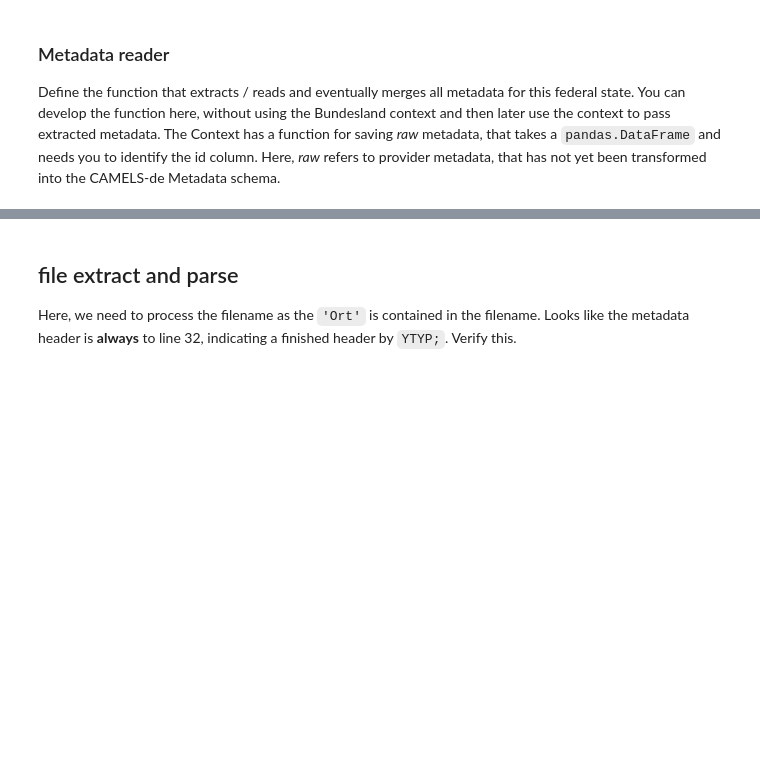
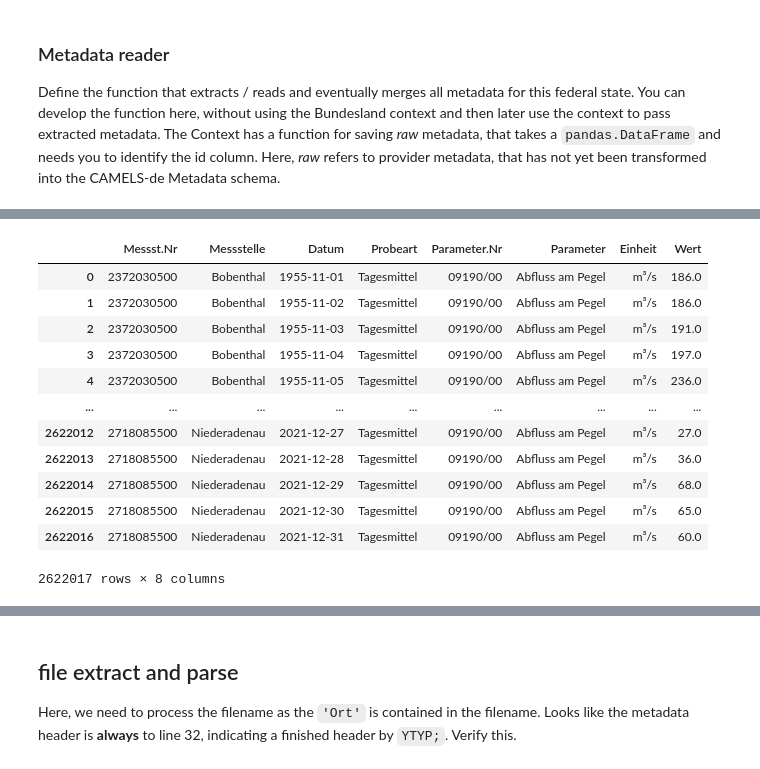
Before and after one commit to CAMELS-DE/camelsp, a Jupyter notebook: scripts/preprocess_deb.ipynb, the cells around one changed output, grey strips where cells are left out. Drawn from its saved outputs; the diff is of its cells as text; code cells hidden in the pictures; blank space fills up the shorter version.

```diff
--- a/scripts/preprocess_deb.ipynb
+++ b/scripts/preprocess_deb.ipynb
@@ -66,3 +103,24 @@ metadata
 # %%
 # the id column will be Nummer
 id_column = 'Nummer'
+# %%
+# get q data
+q_data = pd.read_csv(os.path.join(BASE, 'q/abluss_all.txt'), encoding='latin1', sep=' ')
+
+# Probeart contains ['Tagesmittel', 'Tagesminimum', 'Stichprobe - Längs der Streichrichtung'] -> we are only interested in 'Tagesmittel'
+q_data = q_data[q_data.Probeart == 'Tagesmittel'].reset_index(drop=True)
+q_data
+# %% [output]
+|  | Messst.Nr | Messstelle | Datum | Probeart | Parameter.Nr | Parameter | Einheit | Wert |
+| 0 | 2372030500 | Bobenthal | 1955-11-01 | Tagesmittel | 09190/00 | Abfluss am Pegel | m³/s | 186.0 |
+| 1 | 2372030500 | Bobenthal | 1955-11-02 | Tagesmittel | 09190/00 | Abfluss am Pegel | m³/s | 186.0 |
+| 2 | 2372030500 | Bobenthal | 1955-11-03 | Tagesmittel | 09190/00 | Abfluss am Pegel | m³/s | 191.0 |
+| 3 | 2372030500 | Bobenthal | 1955-11-04 | Tagesmittel | 09190/00 | Abfluss am Pegel | m³/s | 197.0 |
+| 4 | 2372030500 | Bobenthal | 1955-11-05 | Tagesmittel | 09190/00 | Abfluss am Pegel | m³/s | 236.0 |
+| ... | ... | ... | ... | ... | ... | ... | ... | ... |
+| 2622012 | 2718085500 | Niederadenau | 2021-12-27 | Tagesmittel | 09190/00 | Abfluss am Pegel | m³/s | 27.0 |
+| 2622013 | 2718085500 | Niederadenau | 2021-12-28 | Tagesmittel | 09190/00 | Abfluss am Pegel | m³/s | 36.0 |
+| 2622014 | 2718085500 | Niederadenau | 2021-12-29 | Tagesmittel | 09190/00 | Abfluss am Pegel | m³/s | 68.0 |
+| 2622015 | 2718085500 | Niederadenau | 2021-12-30 | Tagesmittel | 09190/00 | Abfluss am Pegel | m³/s | 65.0 |
+| 2622016 | 2718085500 | Niederadenau | 2021-12-31 | Tagesmittel | 09190/00 | Abfluss am Pegel | m³/s | 60.0 |
+2622017 rows × 8 columns
```
Also changed, not shown: parts of 16 cells of this notebook, 13 other files.
